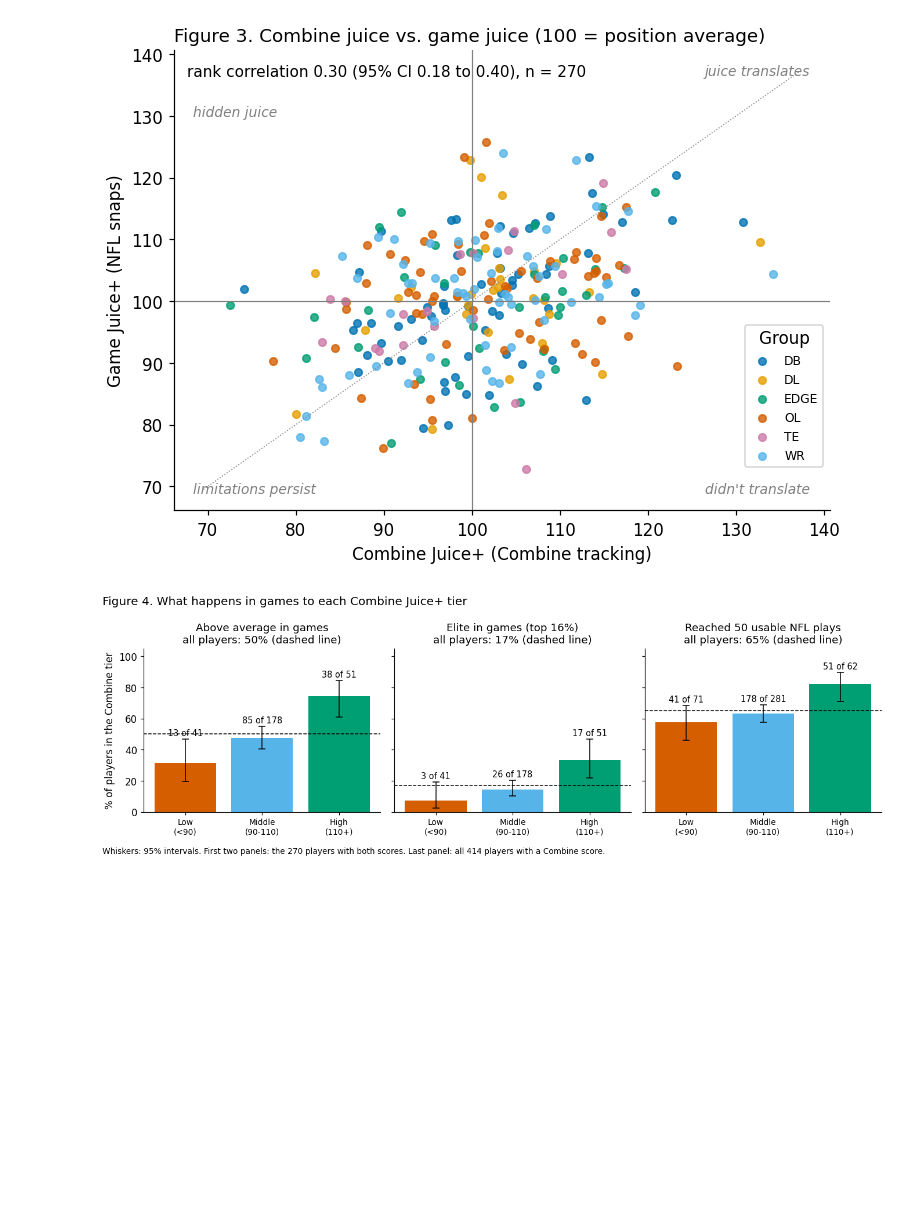
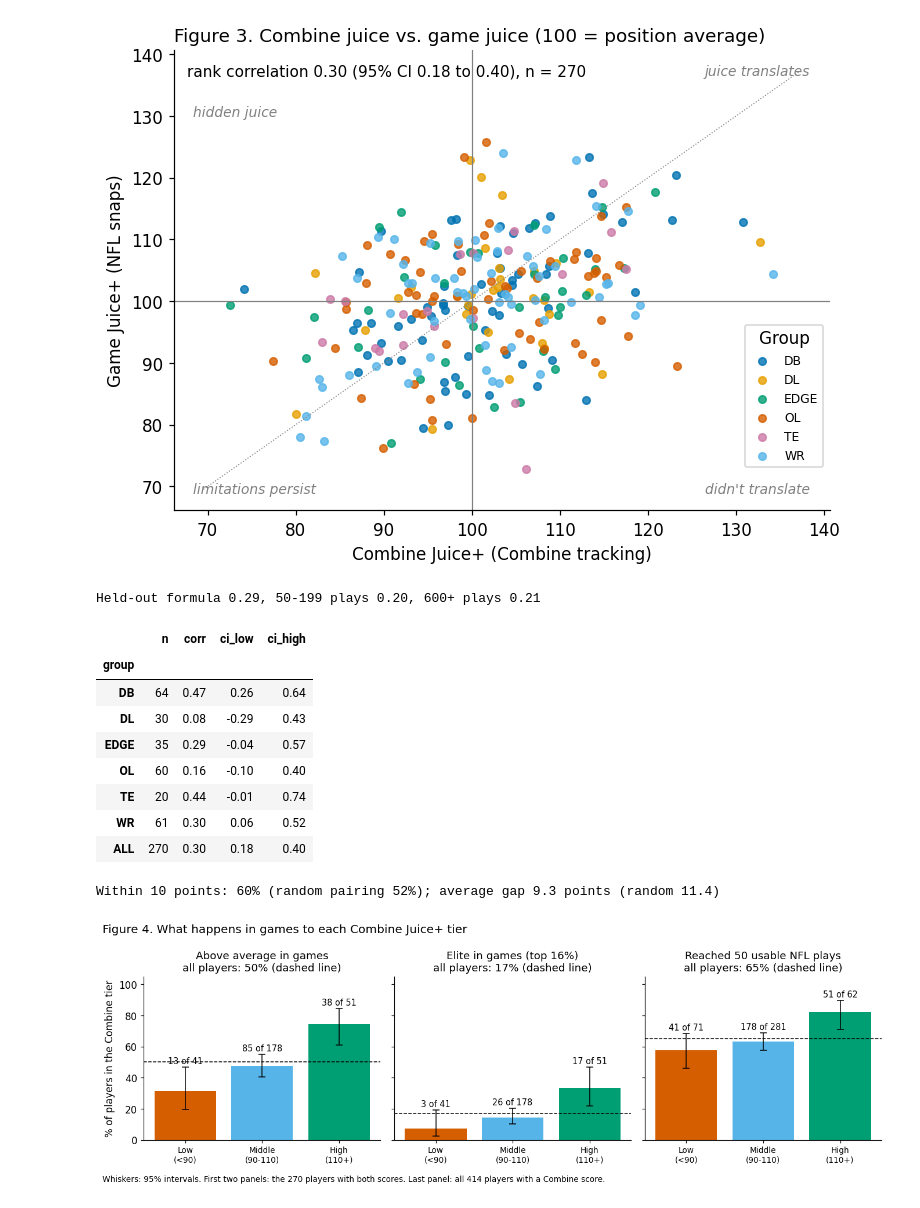
Before and after one commit to quinnpramsay/NFL-Big-Data-Bowl-2027, a Jupyter notebook: submission/Juice+_work.ipynb, the cells around one changed output. Saved outputs shown, nothing was run; the diff lists cells and outputs as text; code cells hidden in the pictures; blank space fills up the shorter version.

```diff
--- a/submission/Juice+_work.ipynb
+++ b/submission/Juice+_work.ipynb
@@ -266,6 +294,34 @@ ax.legend(title="Group", fontsize=8, loc="lower right", bbox_to_anchor=(1, 0.08)
 plt.tight_layout(); plt.savefig(FIG / "fig3.png", dpi=150, bbox_inches="tight"); plt.show()
 # %% [output]
 [figure]
+# %%
+# The link in subgroups and by position, and how closely the two scores line up in points
+tr = report("transfer_report.txt")
+num = lambda pat, txt, g=1: float(re.search(pat, txt).group(g))
+CO = T("carry_over.csv").set_index("score")
+r_part, r_start = num(r"50-199\s+n=\s*\d+\s+([+-][\d.]+)", tr), num(r"600\+\s+n=\s*\d+\s+([+-][\d.]+)", tr)
+print(f"Held-out formula {CO.loc['Juice+ (held-out formula)', 'corr_with_game_juice']:.2f}, "
+      f"50-199 plays {r_part:.2f}, 600+ plays {r_start:.2f}")
+display(BP[["n", "corr", "ci_low", "ci_high"]].round(2))
+Jg = J.dropna(subset=["juice_final", "game_juice"])
+gap = (Jg.juice_final - Jg.game_juice).abs()
+rg = np.random.default_rng(5)
+shuf = [(Jg.juice_final - Jg.groupby("pgm").game_juice.transform(lambda s_: rg.permutation(s_.to_numpy()))).abs()
+        for _ in range(2000)]
+print(f"Within 10 points: {(gap <= 10).mean():.0%} (random pairing {np.mean([(d <= 10).mean() for d in shuf]):.0%}); "
+      f"average gap {gap.mean():.1f} points (random {np.mean([d.mean() for d in shuf]):.1f})")
+# %% [output]
+Held-out formula 0.29, 50-199 plays 0.20, 600+ plays 0.21
+|  | n | corr | ci_low | ci_high |
+| group |  |  |  |  |
+| DB | 64 | 0.47 | 0.26 | 0.64 |
+| DL | 30 | 0.08 | -0.29 | 0.43 |
+| EDGE | 35 | 0.29 | -0.04 | 0.57 |
+| OL | 60 | 0.16 | -0.10 | 0.40 |
+| TE | 20 | 0.44 | -0.01 | 0.74 |
+| WR | 61 | 0.30 | 0.06 | 0.52 |
+| ALL | 270 | 0.30 | 0.18 | 0.40 |
+Within 10 points: 60% (random pairing 52%); average gap 9.3 points (random 11.4)
 # %%
 # Figure 4: what happens in games to each Combine Juice+ tier
 TI, RF = T("tiers.csv"), T("reached_field.csv")
```
Also changed, not shown: parts of 31 cells of this notebook, 2 other files.
